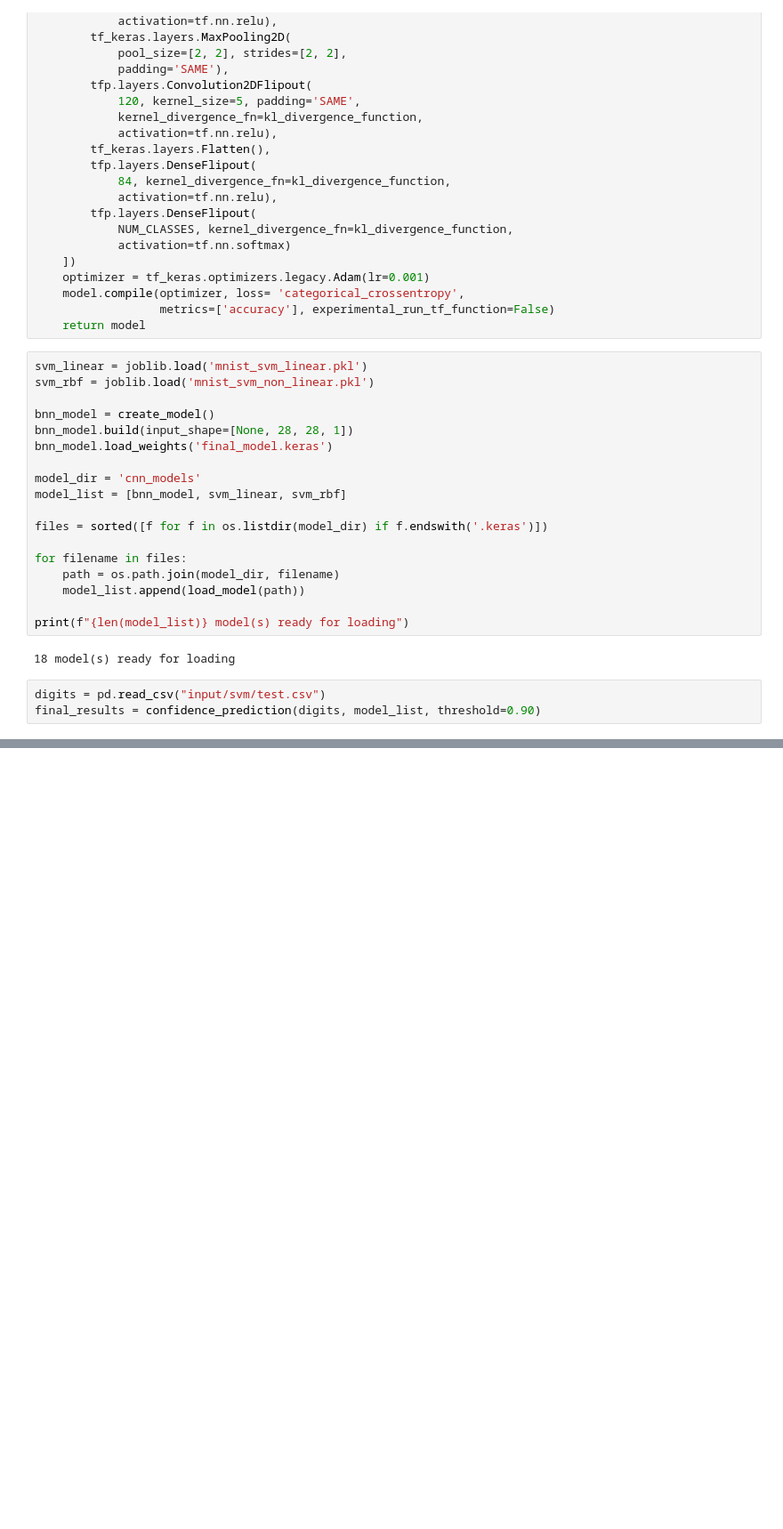
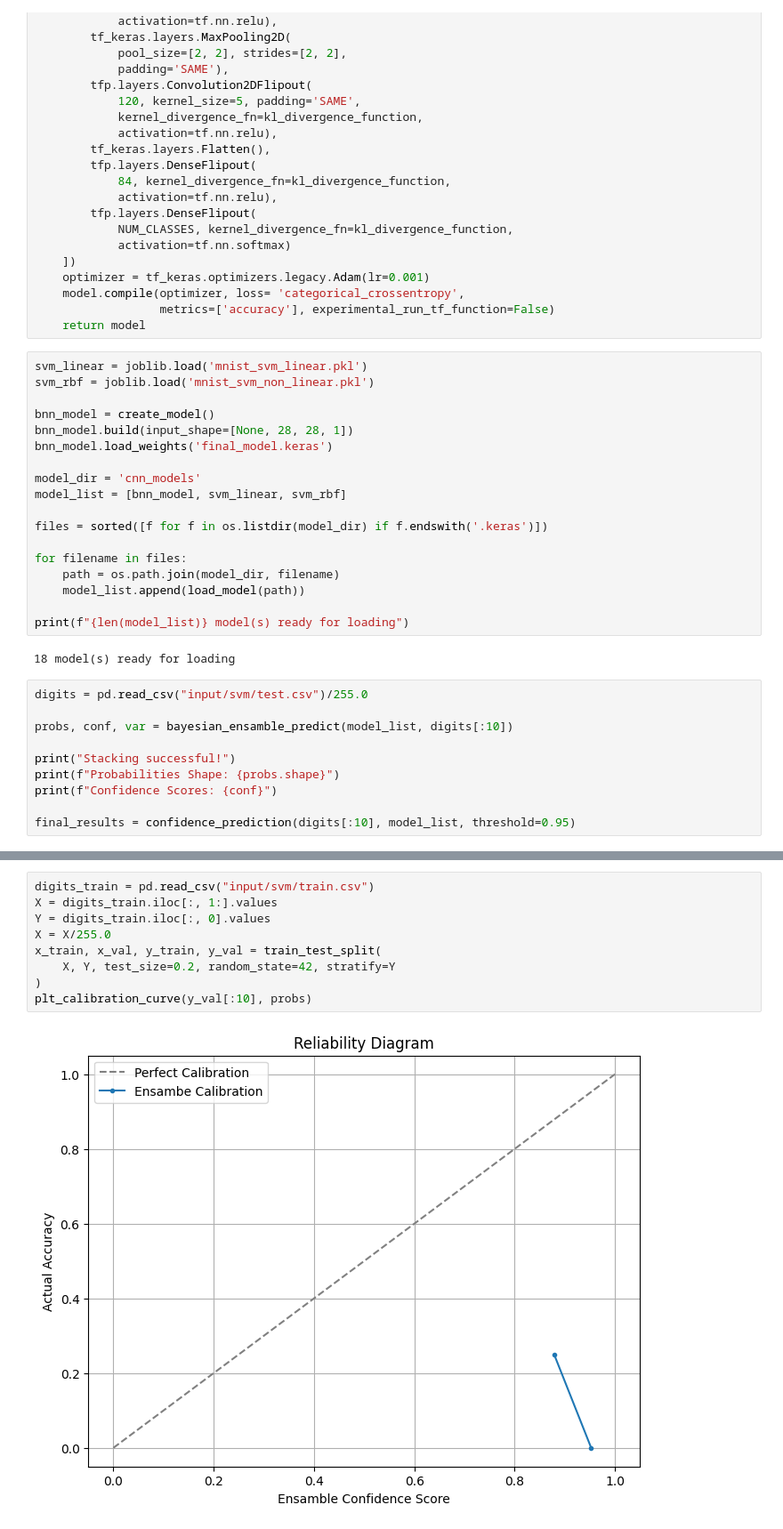
Before and after one commit to ngangakevin/learn-tensorflow, a Jupyter notebook: bayesian prediction.ipynb, the cells around one changed output, grey strips where cells are left out. Shown at 89% size. Drawn from its saved outputs; the diff is of its cells as text; blank space fills up the shorter version.

Commit message:
Serverely overconfident ensamble. To investigate why

```diff
--- a/bayesian prediction.ipynb
+++ b/bayesian prediction.ipynb
@@ -75,6 +76,13 @@ print(f"{len(model_list)} model(s) ready for loading")
 # %% [output]
 18 model(s) ready for loading
 # %%
-digits = pd.read_csv("input/svm/test.csv")
-final_results = confidence_prediction(digits, model_list, threshold=0.90)
+digits = pd.read_csv("input/svm/test.csv")/255.0
+
+probs, conf, var = bayesian_ensamble_predict(model_list, digits[:10])
+
+print("Stacking successful!")
+print(f"Probabilities Shape: {probs.shape}")
+print(f"Confidence Scores: {conf}")
+
+final_results = confidence_prediction(digits[:10], model_list, threshold=0.95)
 # %% [output]
@@ -81,0 +105,11 @@ NameError: name 'pd' is not defined
+# %%
+digits_train = pd.read_csv("input/svm/train.csv")
+X = digits_train.iloc[:, 1:].values
+Y = digits_train.iloc[:, 0].values
+X = X/255.0
+x_train, x_val, y_train, y_val = train_test_split(
+    X, Y, test_size=0.2, random_state=42, stratify=Y
+)
+plt_calibration_curve(y_val[:10], probs)
+# %% [output]
+[figure, added]
```
Also changed, not shown: parts of 2 cells of this notebook, 1 other file.
